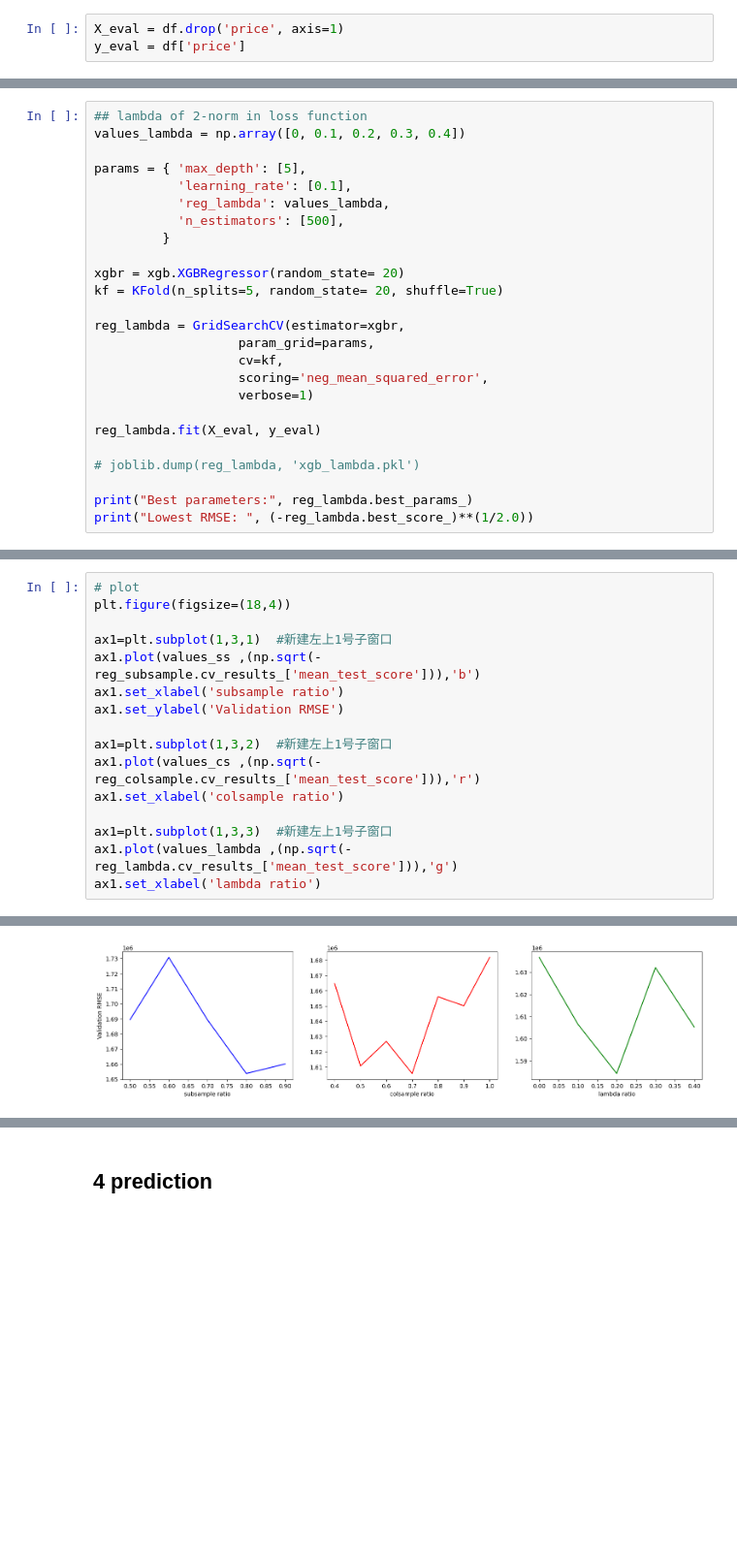
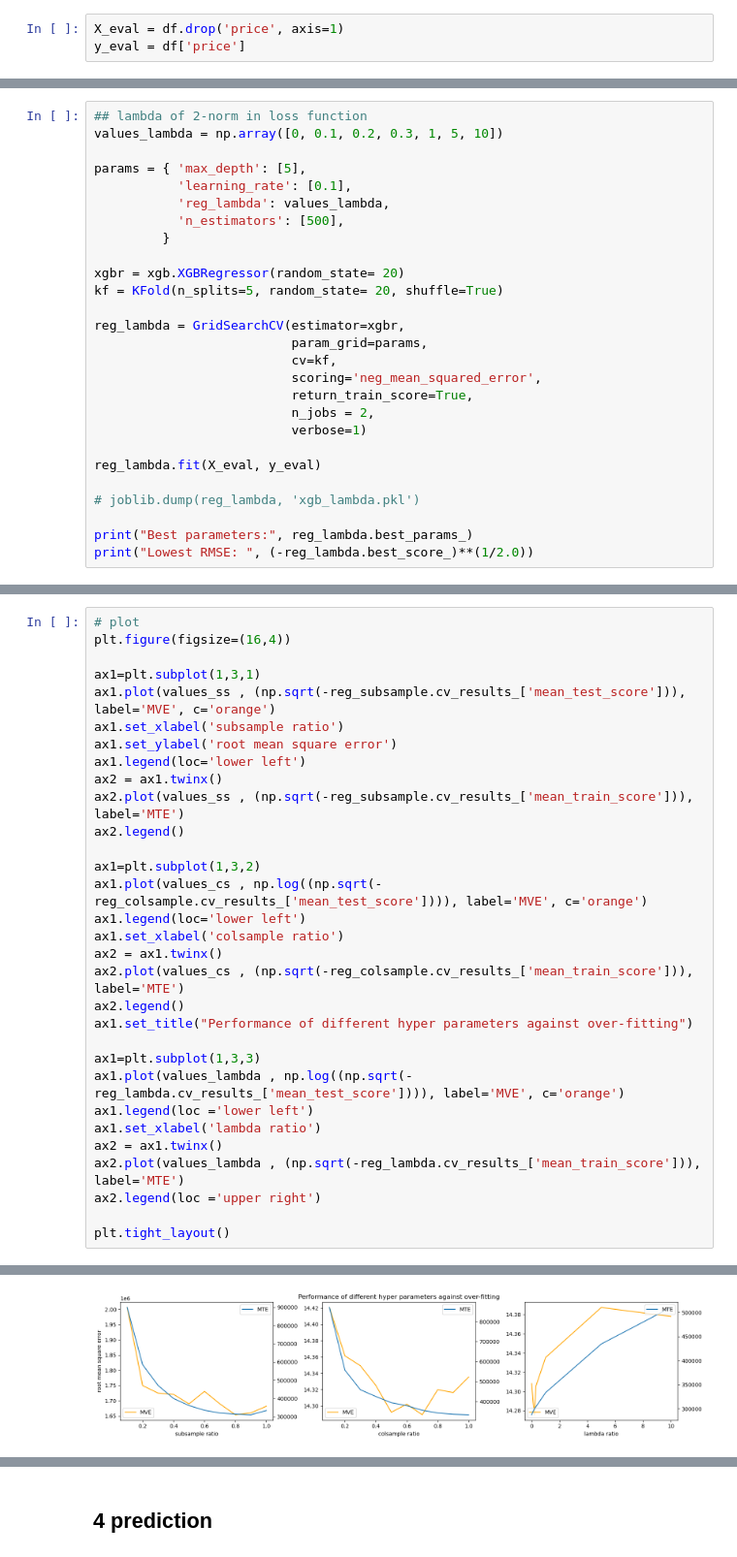
Before and after one commit to PigeonPhobia/no-bylan-regressor, a Jupyter notebook: xgboost_model_prediction.ipynb, the cells around one changed output, grey strips where cells are left out. Shown: that part at 97% size. Cells and saved outputs as stored; diff of their text form; blank space fills up the shorter version.

```diff
--- a/xgboost_model_prediction.ipynb
+++ b/xgboost_model_prediction.ipynb
@@ -258,7 +307,7 @@ Best parameters: {'colsample_bytree': 0.7, 'learning_rate': 0.1, 'max_depth': 5,
 Lowest RMSE:  1605746.5287007655
 # %%
 ## lambda of 2-norm in loss function
-values_lambda = np.array([0, 0.1, 0.2, 0.3, 0.4])
+values_lambda = np.array([0, 0.1, 0.2, 0.3, 1, 5, 10])
 
 params = { 'max_depth': [5],
            'learning_rate': [0.1],
@@ -270,10 +319,12 @@ xgbr = xgb.XGBRegressor(random_state= 20)
 kf = KFold(n_splits=5, random_state= 20, shuffle=True)
 
 reg_lambda = GridSearchCV(estimator=xgbr,
-                   param_grid=params,
-                   cv=kf,
-                   scoring='neg_mean_squared_error',
-                   verbose=1)
+                          param_grid=params,
+                          cv=kf,
+                          scoring='neg_mean_squared_error',
+                          return_train_score=True,
+                          n_jobs = 2,
+                          verbose=1)
 
 reg_lambda.fit(X_eval, y_eval)
 
@@ -288,17 +366,32 @@ Lowest RMSE:  1584239.608035902
 # %%
 # plot
-plt.figure(figsize=(18,4))
+plt.figure(figsize=(16,4))
 
-ax1=plt.subplot(1,3,1)  #新建左上1号子窗口
-ax1.plot(values_ss ,(np.sqrt(-reg_subsample.cv_results_['mean_test_score'])),'b')
+ax1=plt.subplot(1,3,1)
+ax1.plot(values_ss , (np.sqrt(-reg_subsample.cv_results_['mean_test_score'])), label='MVE', c='orange')
 ax1.set_xlabel('subsample ratio')
-ax1.set_ylabel('Validation RMSE')
+ax1.set_ylabel('root mean square error')
+ax1.legend(loc='lower left')
+ax2 = ax1.twinx()
+ax2.plot(values_ss , (np.sqrt(-reg_subsample.cv_results_['mean_train_score'])), label='MTE')
+ax2.legend()
 
-ax1=plt.subplot(1,3,2)  #新建左上1号子窗口
-ax1.plot(values_cs ,(np.sqrt(-reg_colsample.cv_results_['mean_test_score'])),'r')
+ax1=plt.subplot(1,3,2)
+ax1.plot(values_cs , np.log((np.sqrt(-reg_colsample.cv_results_['mean_test_score']))), label='MVE', c='orange')
+ax1.legend(loc='lower left')
 ax1.set_xlabel('colsample ratio')
+ax2 = ax1.twinx()
+ax2.plot(values_cs , (np.sqrt(-reg_colsample.cv_results_['mean_train_score'])), label='MTE')
+ax2.legend()
+ax1.set_title("Performance of different hyper parameters against over-fitting")
 
-ax1=plt.subplot(1,3,3)  #新建左上1号子窗口
-ax1.plot(values_lambda ,(np.sqrt(-reg_lambda.cv_results_['mean_test_score'])),'g')
+ax1=plt.subplot(1,3,3)
+ax1.plot(values_lambda , np.log((np.sqrt(-reg_lambda.cv_results_['mean_test_score']))), label='MVE', c='orange')
+ax1.legend(loc ='lower left')
 ax1.set_xlabel('lambda ratio')
+ax2 = ax1.twinx()
+ax2.plot(values_lambda , (np.sqrt(-reg_lambda.cv_results_['mean_train_score'])), label='MTE')
+ax2.legend(loc ='upper right')
+
+plt.tight_layout()
 # %% [output]
@@ -306 +398 @@ Text(0.5, 0, 'lambda ratio')
-[figure, old version]
+[figure, new version]
```
Also changed, not shown: parts of 38 cells of this notebook, 3 other files.
